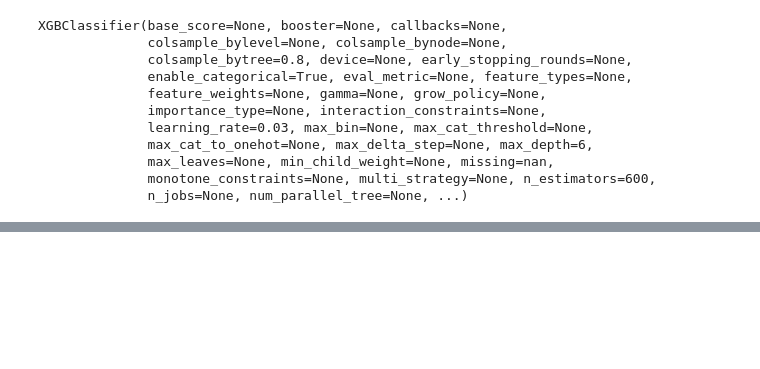
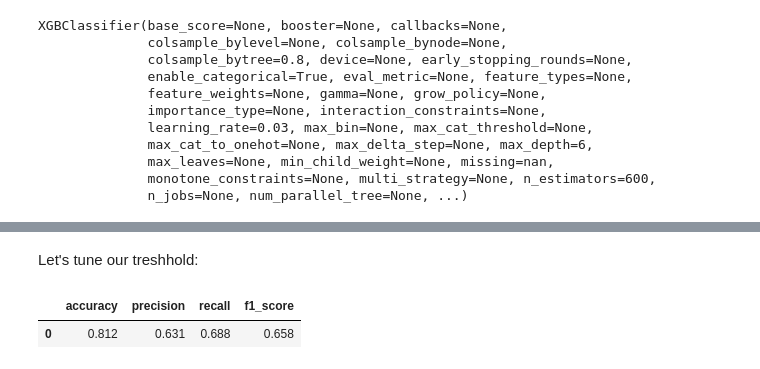
Before and after one commit to lahsainiyazid/agro_hack, a Jupyter notebook: 1_Traditional_ml/notebooks/xgb_classification.ipynb, the cells around one changed output, grey strips where cells are left out. Saved outputs shown, nothing was run; the diff lists cells and outputs as text; code cells hidden in the pictures; blank space fills up the shorter version.

```diff
--- a/1_Traditional_ml/notebooks/xgb_classification.ipynb
+++ b/1_Traditional_ml/notebooks/xgb_classification.ipynb
@@ -177,0 +178,10 @@ extract_metrics(y_test,y_pred)
+# %% [markdown]
+Let's tune our treshhold:
+# %%
+y_probs=v0.predict_proba(X_test)[:,1]
+treshold=0.55
+y_pred_tresh=(y_probs>=treshold).astype(int)
+extract_metrics(y_test,y_pred_tresh)
+# %% [output]
+|  | accuracy | precision | recall | f1_score |
+| 0 | 0.812 | 0.631 | 0.688 | 0.658 |
```
Also changed, not shown: parts of 8 cells of this notebook, 8 other files.
